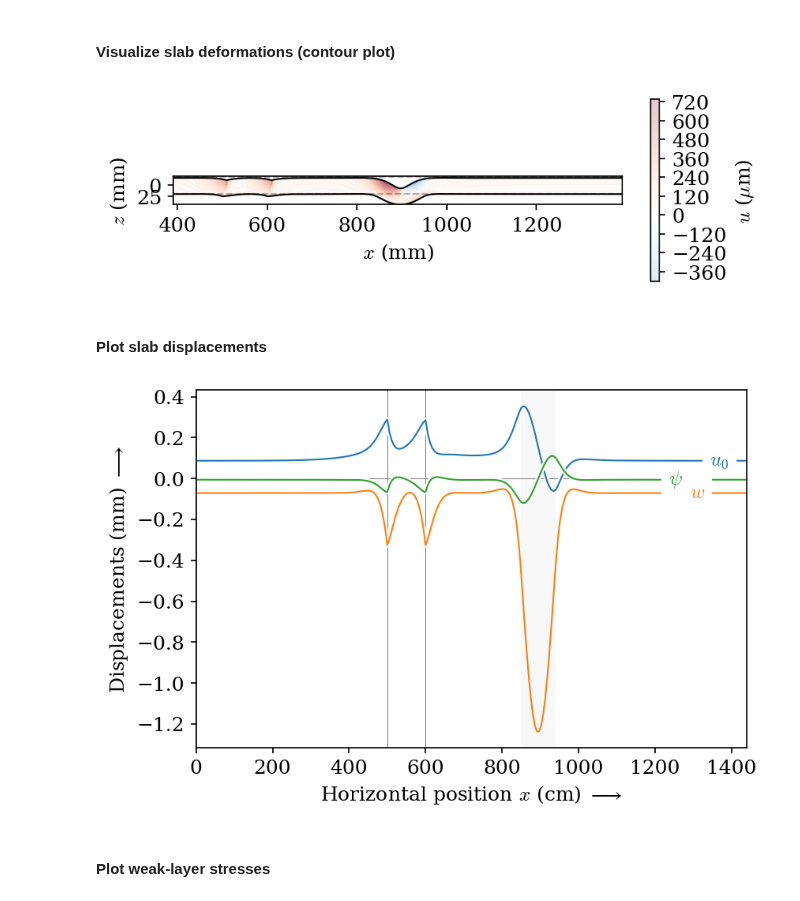
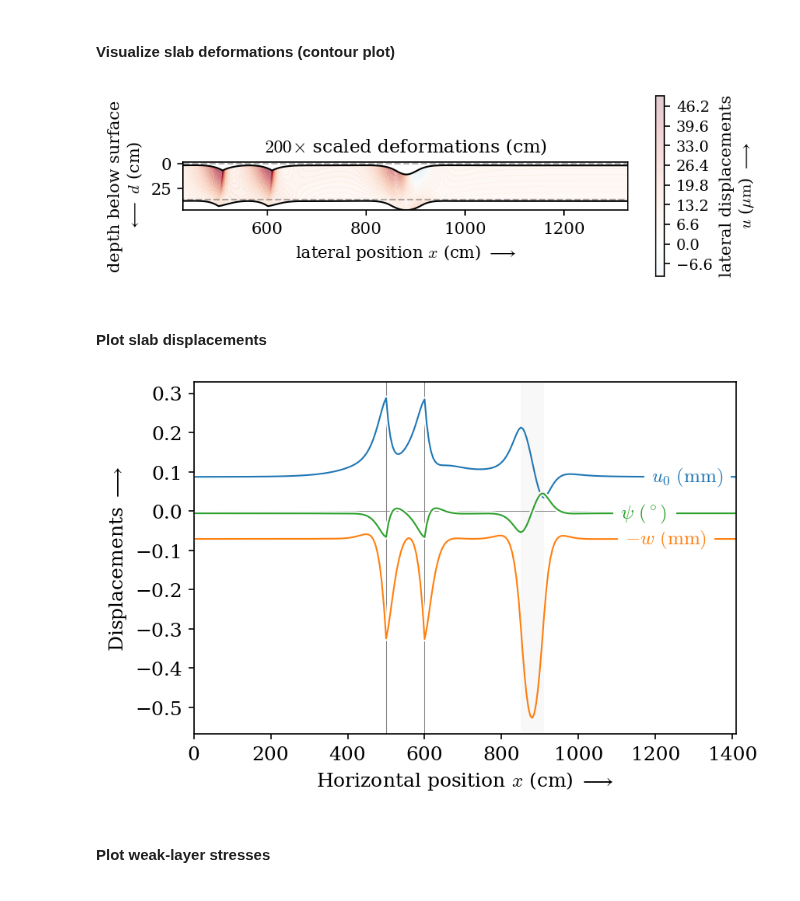
Before and after one commit to 2phi/weac, a Jupyter notebook: demo/demo.ipynb, the cells around one changed output. Cells and saved outputs as stored; diff of their text form; code cells hidden in the pictures.

Commit message:
Make sign of inclination phi consistent with the coordinate system

```diff
--- a/demo/demo.ipynb
+++ b/demo/demo.ipynb
@@ -195,10 +285,10 @@ weac.plot.stresses(skier, x=xb_skier, z=zq_skier, **seg_skier)
 # --------------------------------------
 # %%
 # Input
-li = [5e3, 10e2, 25e2, 2e2, 7e2, 5e3]           # Beam segment lengths (mm)
+li = [5e3, 10e2, 25e2, 3e2, 3e2, 5e3]           # Beam segment lengths (mm)
 ki = [True, True, True, False, False, True]     # Foundation (bedded/free = True/False)
 mi = [80, 80, 0, 0, 0]                          # Skier weights [kg]
-inclination = 20                                # Slope inclination (°)
+inclination = -20                               # Slope inclination (°)
 
 # Obtain lists of segment lengths, locations of foundations,
 # and position and magnitude of skier loads from inputs. If,
@@ -222,15 +312,16 @@ xq_skiers, zq_skiers, xb_skiers = skiers_on_B.rasterize_solution(
 # %% [markdown]
 #### Visualize slab deformations (contour plot)
 # %%
-weac.plot.contours(skiers_on_B, x=xq_skiers, z=zq_skiers, window=1e3, scale=20)
+weac.plot.contours(
+    skiers_on_B, x=xq_skiers, z=zq_skiers, window=900, scale=200)
 # %% [output]
-[figure, old version]
+[figure, new version]
 # %% [markdown]
 #### Plot slab displacements
 # %%
 weac.plot.displacements(skiers_on_B, x=xq_skiers, z=zq_skiers, **seg_skiers)
 # %% [output]
-[figure, old version]
+[figure, new version]
 # %% [markdown]
 #### Plot weak-layer stresses
 # %%
```
Also changed, not shown: parts of 40 cells of this notebook, 1 other file.
